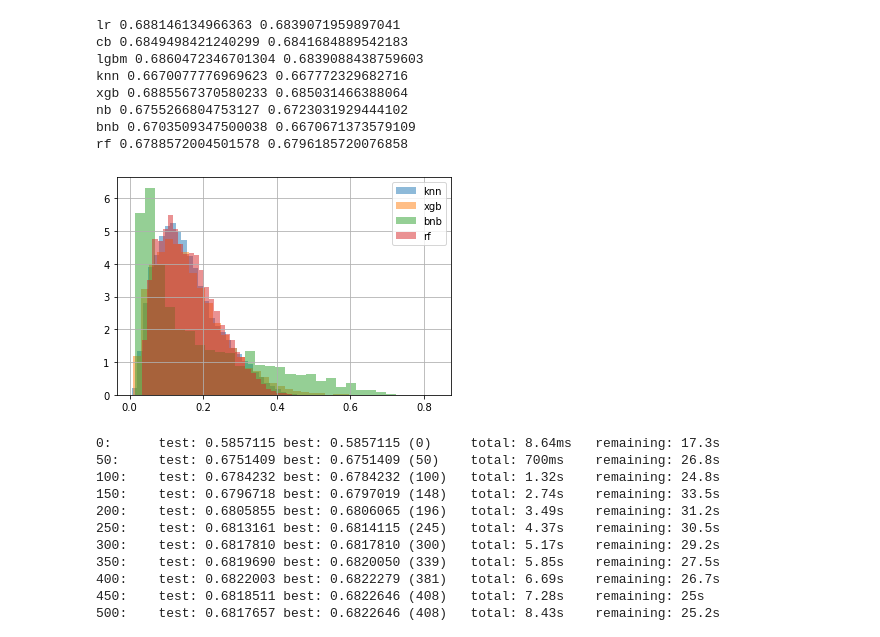
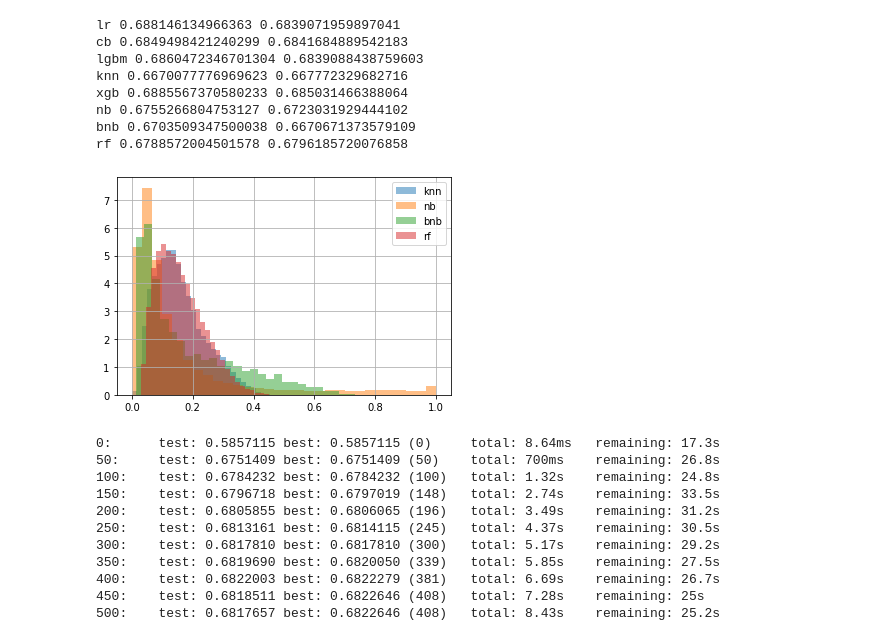
Before and after one commit to kozlowladimir/sber_nsu_hackaton, a Jupyter notebook: stacking and blending.ipynb, the cells around one changed output. Drawn from its saved outputs; the diff is of its cells as text; code cells hidden in the pictures.

```diff
--- a/stacking and blending.ipynb
+++ b/stacking and blending.ipynb
@@ -633,18 +633,18 @@ nb 0.6755266804753127 0.6723031929444102
 bnb 0.6703509347500038 0.6670671373579109
 rf 0.6788572004501578 0.6796185720076858
 # %%
-new_train_df['lr'].hist(alpha=0.5, bins=30, density='uniform', label='lr')
+# new_train_df['lr'].hist(alpha=0.5, bins=30, density='uniform', label='lr')
 # new_train_df['cb'].hist(alpha=0.5, bins=30, density='uniform', label='cb')
 # new_train_df['lgbm'].hist(alpha=0.5, bins=30, density='uniform', label='lgbm')
-# new_train_df['knn'].hist(alpha=0.5, bins=30, density='uniform', label='knn')
-new_train_df['xgb'].hist(alpha=0.5, bins=30, density='uniform', label='xgb')
-# new_train_df['nb'].hist(alpha=0.5, bins=30, density='uniform', label='nb')
+new_train_df['knn'].hist(alpha=0.5, bins=30, density='uniform', label='knn')
+# new_train_df['xgb'].hist(alpha=0.5, bins=30, density='uniform', label='xgb')
+new_train_df['nb'].hist(alpha=0.5, bins=30, density='uniform', label='nb')
 new_train_df['bnb'].hist(alpha=0.5, bins=30, density='uniform', label='bnb')
 new_train_df['rf'].hist(alpha=0.5, bins=30, density='uniform', label='rf')
 plt.legend()
 plt.show()
 # %% [output]
-[figure, old version]
+[figure, new version]
 # %%
 skf = StratifiedKFold(n_splits=5, random_state=18, shuffle=True)
 cb_scores, cb_result, cb_oof_result = do_cv(
```
Also changed, not shown: parts of 7 cells of this notebook, 1 other file.
